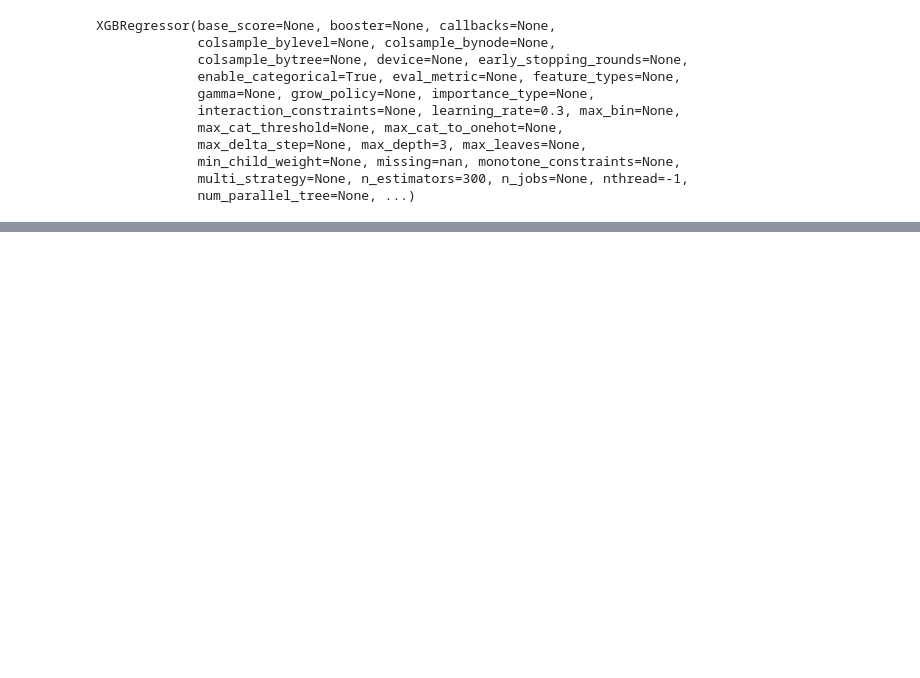
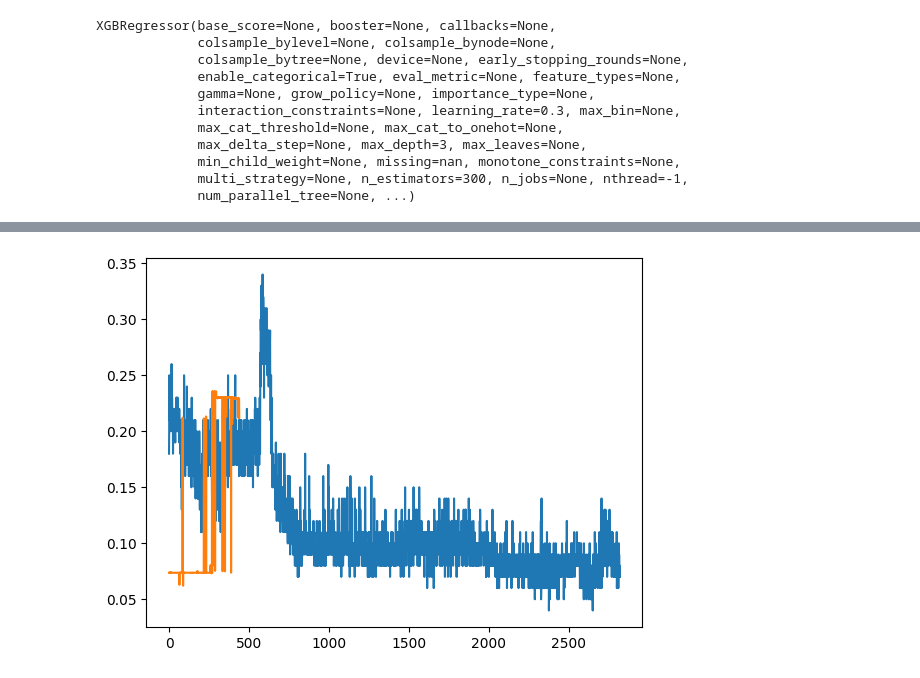
Before and after one commit to oscarhibbert/election-predictor, a Jupyter notebook: notebooks/nieksonneveld_xgboost.ipynb, the cells around one changed output, grey strips where cells are left out. Cells and saved outputs as stored; diff of their text form; code cells hidden in the pictures; blank space fills up the shorter version.

```diff
--- a/notebooks/nieksonneveld_xgboost.ipynb
+++ b/notebooks/nieksonneveld_xgboost.ipynb
@@ -291,3 +357,10 @@ print(f"2019 prediction for OTH: {y_pred_OTH.mean()}")
+# %%
+plt.plot(data_train['LIB_FC'])
+plt.plot(y_pred_LIB)
+# plt.plot(data_test_processed['rating'])
+plt.show;
+# %% [output]
+[figure, added]
 # %%
 # Manually calculating MSE for each prediction
 mse_pred_LAB = mean_squared_error(y_pred_LAB,y_test_LAB)
```
Also changed, not shown: parts of 25 cells of this notebook.
